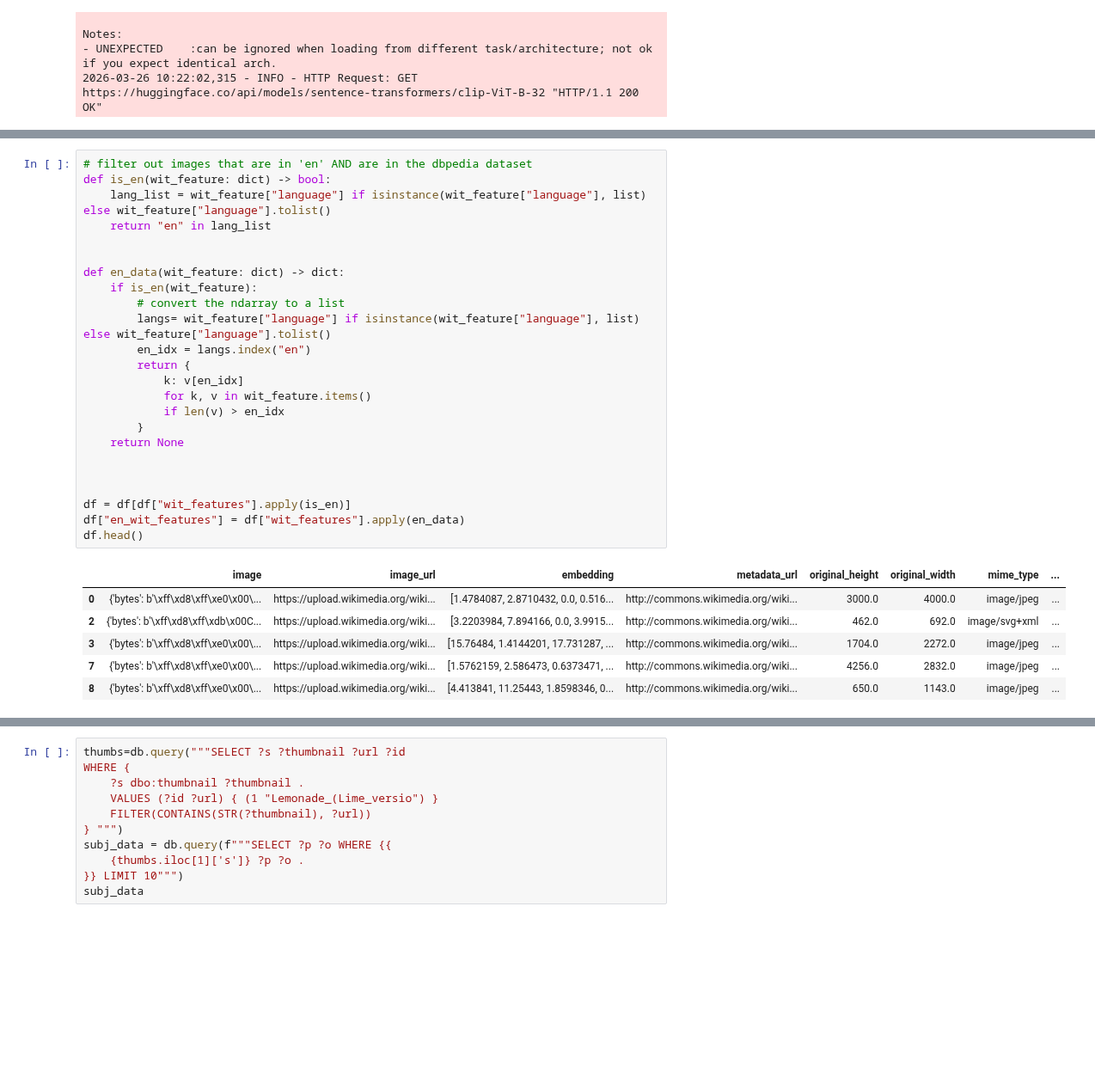
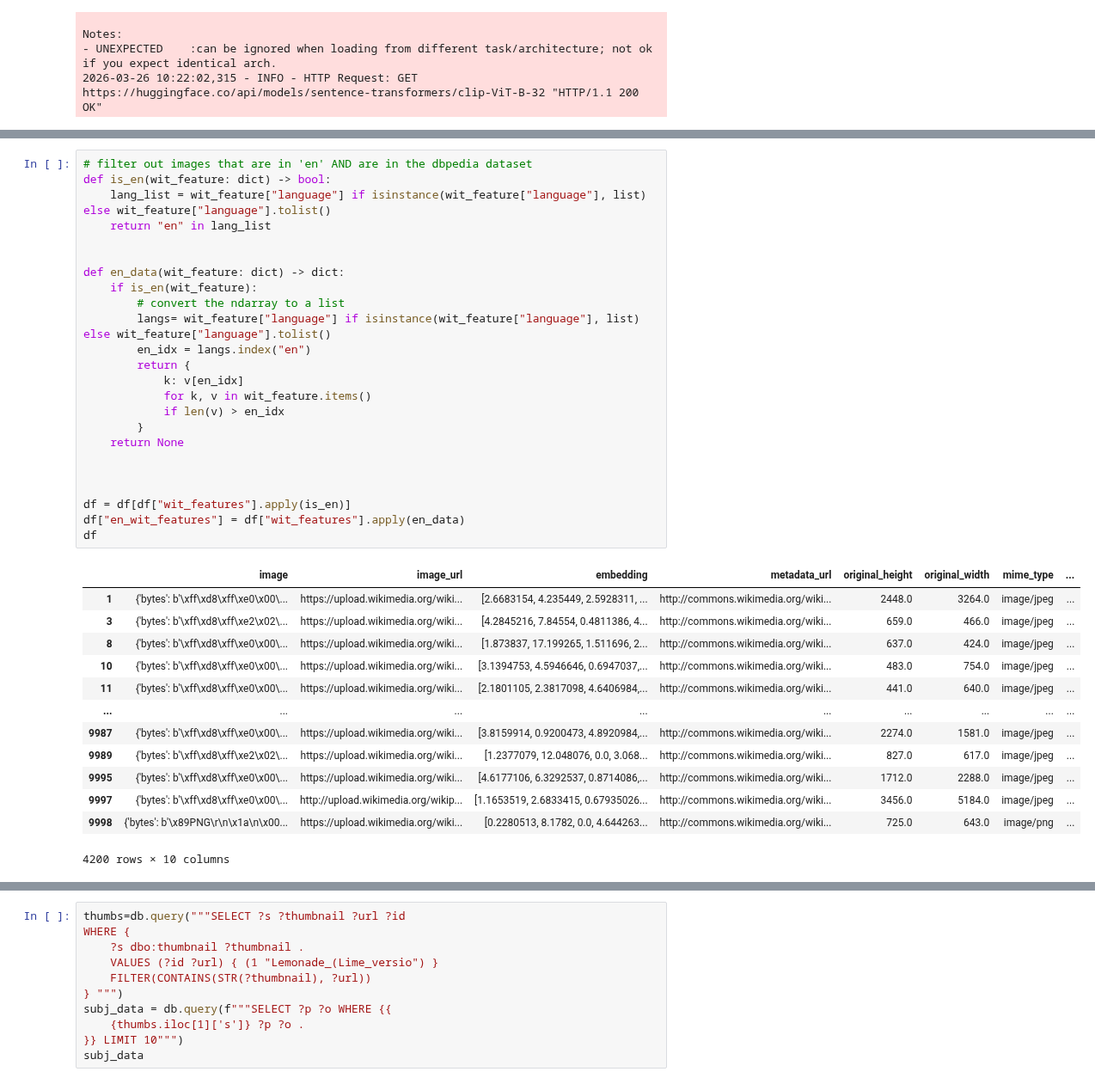
Before and after one commit to Dakantz/Dense-KG-Vector-DB, a Jupyter notebook: benchmarks/encode_dbpedia.ipynb, the cells around one changed output, grey strips where cells are left out. Shown at 86% size. Drawn from its saved outputs; the diff is of its cells as text; blank space fills up the shorter version.

```diff
--- a/benchmarks/encode_dbpedia.ipynb
+++ b/benchmarks/encode_dbpedia.ipynb
@@ -187,31 +191,38 @@ df
 # %%
 # filter out images that are in 'en' AND are in the dbpedia dataset
 def is_en(wit_feature: dict) -> bool:
     lang_list = wit_feature["language"] if isinstance(wit_feature["language"], list) else wit_feature["language"].tolist()
     return "en" in lang_list
 
 
 def en_data(wit_feature: dict) -> dict:
     if is_en(wit_feature):
         # convert the ndarray to a list
         langs= wit_feature["language"] if isinstance(wit_feature["language"], list) else wit_feature["language"].tolist()
         en_idx = langs.index("en")
         return {
             k: v[en_idx]
             for k, v in wit_feature.items()
             if len(v) > en_idx
         }
     return None
 
 
 
 df = df[df["wit_features"].apply(is_en)]
 df["en_wit_features"] = df["wit_features"].apply(en_data)
-df.head()
+df
 # %% [output]
 |  | image | image_url | embedding | metadata_url | original_height | original_width | mime_type | ... |
-| 0 | {'bytes': b'\xff\xd8\xff\xe0\x00\... | https://upload.wikimedia.org/wiki... | [1.4784087, 2.8710432, 0.0, 0.516... | http://commons.wikimedia.org/wiki... | 3000.0 | 4000.0 | image/jpeg | ... |
-| 2 | {'bytes': b'\xff\xd8\xff\xdb\x00C... | https://upload.wikimedia.org/wiki... | [3.2203984, 7.894166, 0.0, 3.9915... | http://commons.wikimedia.org/wiki... | 462.0 | 692.0 | image/svg+xml | ... |
-| 3 | {'bytes': b'\xff\xd8\xff\xe0\x00\... | https://upload.wikimedia.org/wiki... | [15.76484, 1.4144201, 17.731287, ... | http://commons.wikimedia.org/wiki... | 1704.0 | 2272.0 | image/jpeg | ... |
-| 7 | {'bytes': b'\xff\xd8\xff\xe0\x00\... | https://upload.wikimedia.org/wiki... | [1.5762159, 2.586473, 0.6373471, ... | http://commons.wikimedia.org/wiki... | 4256.0 | 2832.0 | image/jpeg | ... |
-| 8 | {'bytes': b'\xff\xd8\xff\xe0\x00\... | https://upload.wikimedia.org/wiki... | [4.413841, 11.25443, 1.8598346, 0... | http://commons.wikimedia.org/wiki... | 650.0 | 1143.0 | image/jpeg | ... |
+| 1 | {'bytes': b'\xff\xd8\xff\xe0\x00\... | https://upload.wikimedia.org/wiki... | [2.6683154, 4.235449, 2.5928311, ... | http://commons.wikimedia.org/wiki... | 2448.0 | 3264.0 | image/jpeg | ... |
+| 3 | {'bytes': b'\xff\xd8\xff\xe2\x02\... | https://upload.wikimedia.org/wiki... | [4.2845216, 7.84554, 0.4811386, 4... | http://commons.wikimedia.org/wiki... | 659.0 | 466.0 | image/jpeg | ... |
+| 8 | {'bytes': b'\xff\xd8\xff\xe0\x00\... | https://upload.wikimedia.org/wiki... | [1.873837, 17.199265, 1.511696, 2... | http://commons.wikimedia.org/wiki... | 637.0 | 424.0 | image/jpeg | ... |
+| 10 | {'bytes': b'\xff\xd8\xff\xe0\x00\... | https://upload.wikimedia.org/wiki... | [3.1394753, 4.5946646, 0.6947037,... | http://commons.wikimedia.org/wiki... | 483.0 | 754.0 | image/jpeg | ... |
+| 11 | {'bytes': b'\xff\xd8\xff\xe0\x00\... | https://upload.wikimedia.org/wiki... | [2.1801105, 2.3817098, 4.6406984,... | http://commons.wikimedia.org/wiki... | 441.0 | 640.0 | image/jpeg | ... |
+| ... | ... | ... | ... | ... | ... | ... | ... | ... |
+| 9987 | {'bytes': b'\xff\xd8\xff\xe0\x00\... | https://upload.wikimedia.org/wiki... | [3.8159914, 0.9200473, 4.8920984,... | http://commons.wikimedia.org/wiki... | 2274.0 | 1581.0 | image/jpeg | ... |
+| 9989 | {'bytes': b'\xff\xd8\xff\xe2\x02\... | https://upload.wikimedia.org/wiki... | [1.2377079, 12.048076, 0.0, 3.068... | http://commons.wikimedia.org/wiki... | 827.0 | 617.0 | image/jpeg | ... |
+| 9995 | {'bytes': b'\xff\xd8\xff\xe0\x00\... | https://upload.wikimedia.org/wiki... | [4.6177106, 6.3292537, 0.8714086,... | http://commons.wikimedia.org/wiki... | 1712.0 | 2288.0 | image/jpeg | ... |
+| 9997 | {'bytes': b'\xff\xd8\xff\xe0\x00\... | http://upload.wikimedia.org/wikip... | [1.1653519, 2.6833415, 0.67935026... | http://commons.wikimedia.org/wiki... | 3456.0 | 5184.0 | image/jpeg | ... |
+| 9998 | {'bytes': b'\x89PNG\r\n\x1a\n\x00... | https://upload.wikimedia.org/wiki... | [0.2280513, 8.1782, 0.0, 4.644263... | http://commons.wikimedia.org/wiki... | 725.0 | 643.0 | image/png | ... |
+4200 rows × 10 columns
```
Also changed, not shown: parts of 12 cells of this notebook, 3 other files.
